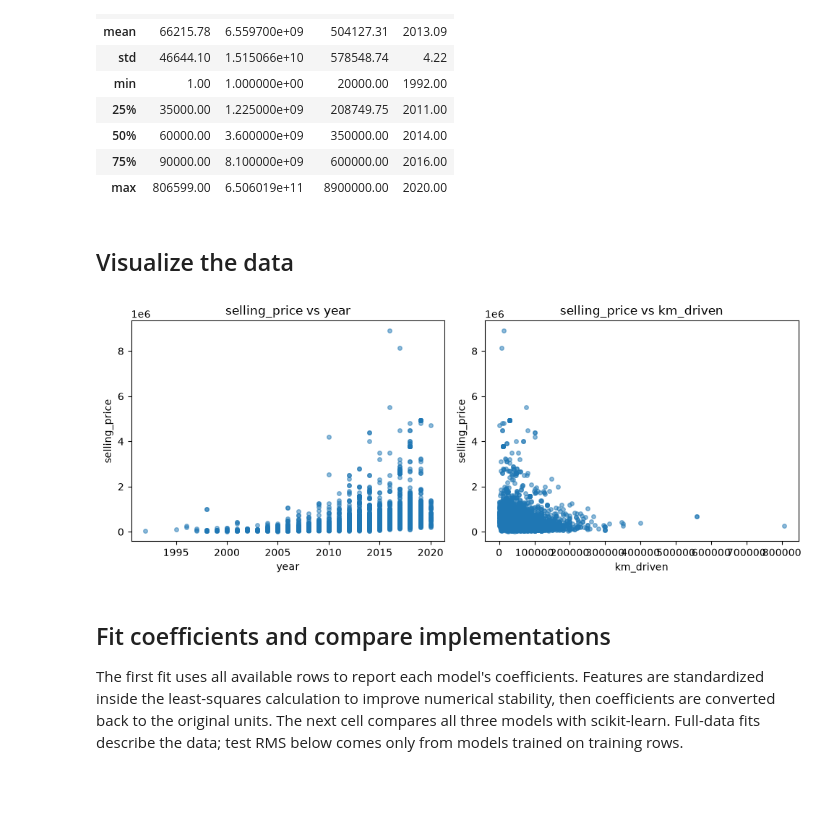
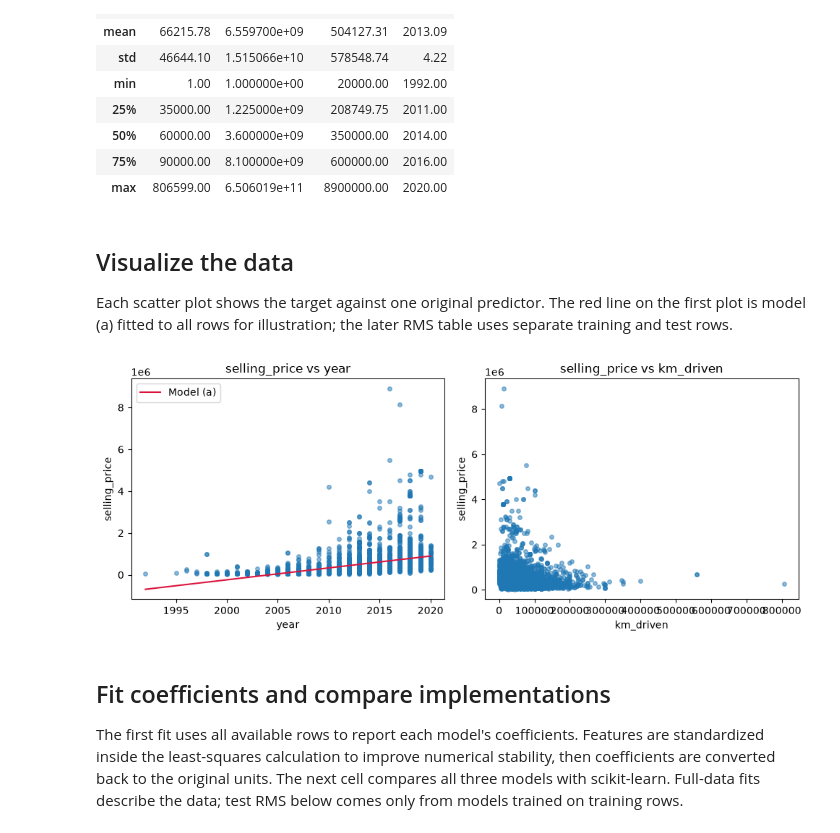
Before and after one commit to IlliaVor/linear-regression-assignment-1, a Jupyter notebook: Assignment1_4_Student.ipynb, the cells around one changed output. Drawn from its saved outputs; the diff is of its cells as text; code cells hidden in the pictures; blank space fills up the shorter version.

Commit message:
Add reference diagnostics and clarify notebook results

```diff
--- a/Assignment1_4_Student.ipynb
+++ b/Assignment1_4_Student.ipynb
@@ -63,19 +63,27 @@ Rows used: 4340
 | max | 806599.00 | 6.506019e+11 | 8900000.00 | 2020.00 |
 # %% [markdown]
 ## Visualize the data
+
+Each scatter plot shows the target against one original predictor. The red line on the first plot is model (a) fitted to all rows for illustration; the later RMS table uses separate training and test rows.
 # %%
 # Show how the target varies with each original predictor.
 base_features = ['year', 'km_driven']
 fig, axes = plt.subplots(1, len(base_features), figsize=(5 * len(base_features), 4))
 for ax, feature in zip(axes, base_features):
     ax.scatter(df[feature], df[target], alpha=0.5, s=16)
+    if feature == feature_sets["a"][0]:
+        # Show the full-data one-feature fit as a visual reference.
+        fitted_line = LinearRegression().fit(df[[feature]].to_numpy(dtype=float), df[target])
+        x_line = np.linspace(df[feature].min(), df[feature].max(), 200).reshape(-1, 1)
+        ax.plot(x_line[:, 0], fitted_line.predict(x_line), color="crimson", label="Model (a)")
+        ax.legend()
     ax.set_xlabel(feature)
     ax.set_ylabel(target)
     ax.set_title(f"{target} vs {feature}")
 plt.tight_layout()
 plt.show()
 # %% [output]
-[figure, old version]
+[figure, new version]
 # %% [markdown]
 ## Fit coefficients and compare implementations
 
```
Also changed, not shown: parts of 1 cell of this notebook, 3 other files.
